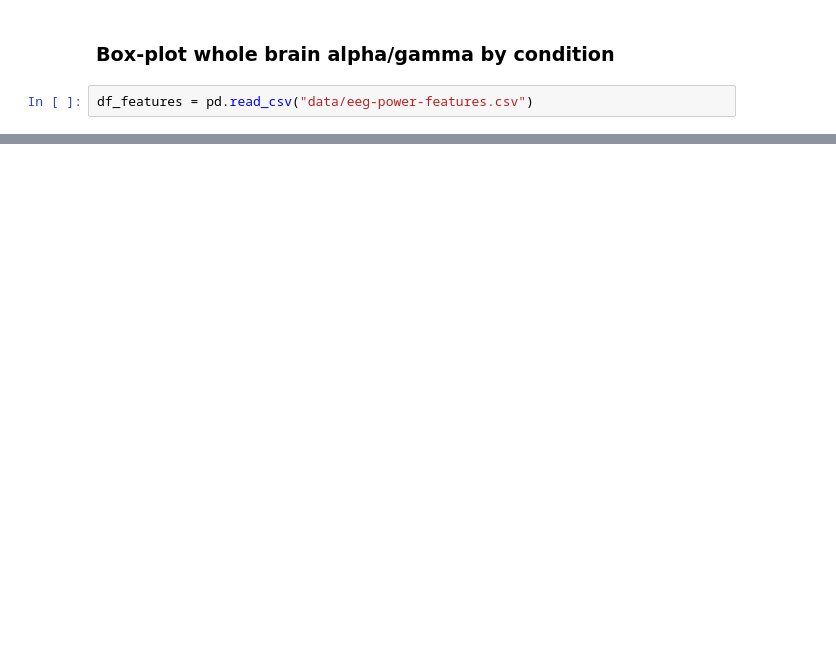
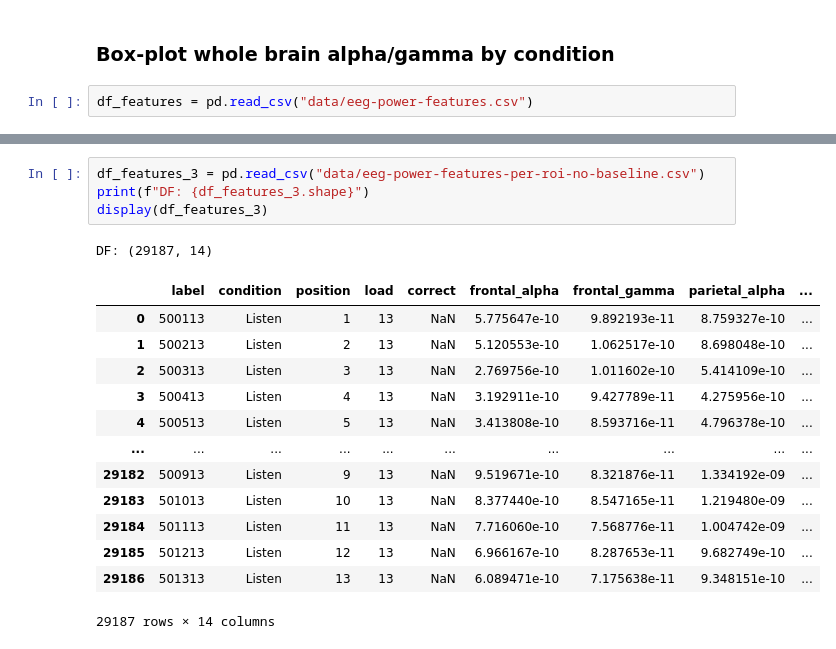
Before and after one commit to atifmmahmud/cognitive-load-biomarkers, a Jupyter notebook: eeg-classifier.ipynb, the cells around one changed output, grey strips where cells are left out. Drawn from its saved outputs; the diff is of its cells as text; blank space fills up the shorter version.

```diff
--- a/eeg-classifier.ipynb
+++ b/eeg-classifier.ipynb
@@ -860,0 +931,19 @@ plt.show()
+# %%
+df_features_3 = pd.read_csv("data/eeg-power-features-per-roi-no-baseline.csv")
+print(f"DF: {df_features_3.shape}")
+display(df_features_3)
+# %% [output]
+DF: (29187, 14)
+|  | label | condition | position | load | correct | frontal_alpha | frontal_gamma | parietal_alpha | ... |
+| 0 | 500113 | Listen | 1 | 13 | NaN | 5.775647e-10 | 9.892193e-11 | 8.759327e-10 | ... |
+| 1 | 500213 | Listen | 2 | 13 | NaN | 5.120553e-10 | 1.062517e-10 | 8.698048e-10 | ... |
+| 2 | 500313 | Listen | 3 | 13 | NaN | 2.769756e-10 | 1.011602e-10 | 5.414109e-10 | ... |
+| 3 | 500413 | Listen | 4 | 13 | NaN | 3.192911e-10 | 9.427789e-11 | 4.275956e-10 | ... |
+| 4 | 500513 | Listen | 5 | 13 | NaN | 3.413808e-10 | 8.593716e-11 | 4.796378e-10 | ... |
+| ... | ... | ... | ... | ... | ... | ... | ... | ... | ... |
+| 29182 | 500913 | Listen | 9 | 13 | NaN | 9.519671e-10 | 8.321876e-11 | 1.334192e-09 | ... |
+| 29183 | 501013 | Listen | 10 | 13 | NaN | 8.377440e-10 | 8.547165e-11 | 1.219480e-09 | ... |
+| 29184 | 501113 | Listen | 11 | 13 | NaN | 7.716060e-10 | 7.568776e-11 | 1.004742e-09 | ... |
+| 29185 | 501213 | Listen | 12 | 13 | NaN | 6.966167e-10 | 8.287653e-11 | 9.682749e-10 | ... |
+| 29186 | 501313 | Listen | 13 | 13 | NaN | 6.089471e-10 | 7.175638e-11 | 9.348151e-10 | ... |
+29187 rows × 14 columns
```
Also changed, not shown: parts of 26 cells of this notebook.
